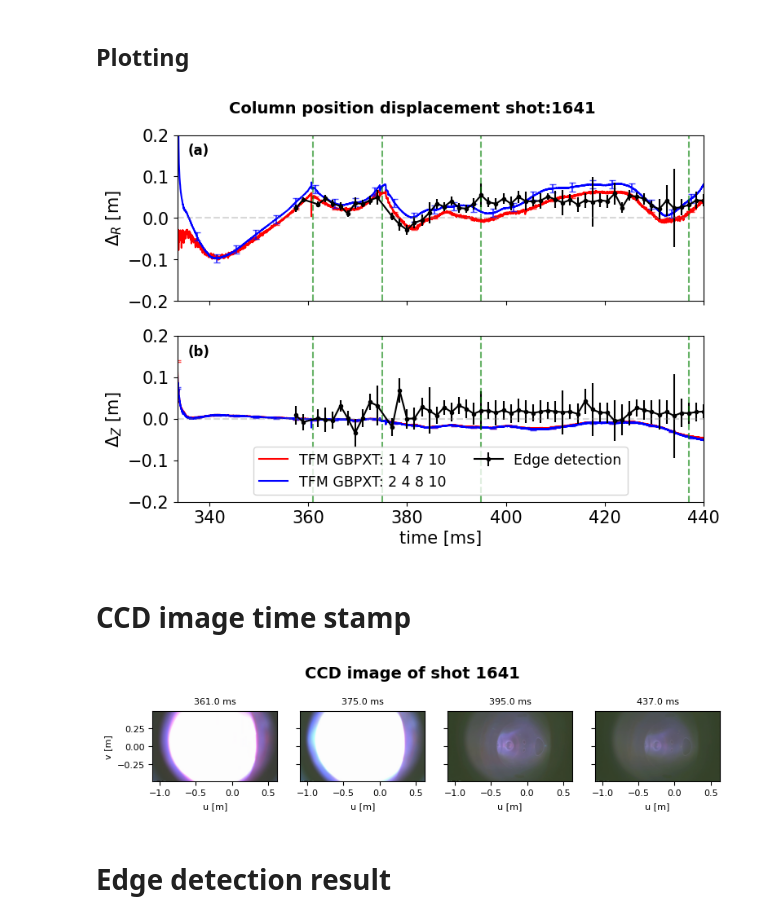
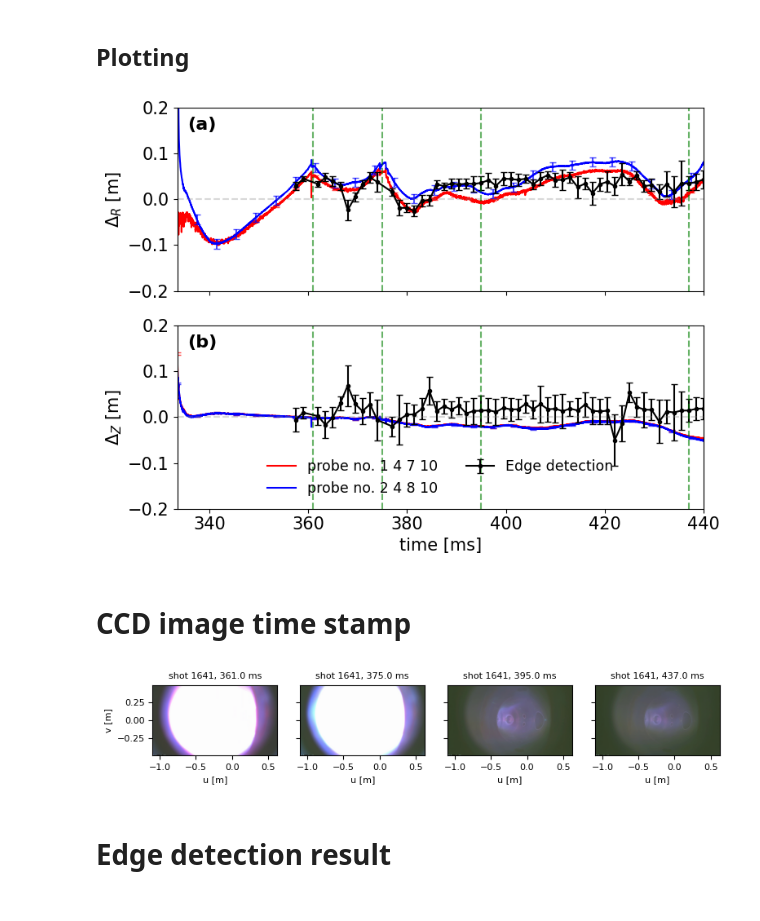
Before and after one commit to P-Attapon/TT1PlasmaColumnPosition, a Jupyter notebook: plotting.ipynb, the cells around one changed output. Cells and saved outputs as stored; diff of their text form; code cells hidden in the pictures.

```diff
--- a/plotting.ipynb
+++ b/plotting.ipynb
@@ -378,22 +427,20 @@ for i in range(displacement_df.shape[1]):
 
     if "R" in c:
         axR.plot(time, displacement,
-                 color=label_colors[label], label=label)
+                 color=label_colors[label])
         error_line_overlay(axR,time,displacement,label,"R",color = label_colors[label])
     elif "Z" in c:
         axZ.plot(time, displacement,
-                 color=label_colors[label], label="TFM GBPXT: " + label)
+                 color=label_colors[label], label="probe no. " + label)
         error_line_overlay(axZ,time,displacement,label,"Z",color = label_colors[label])
 
-axR.errorbar(calibration_plane_df["time"], calibration_plane_df["x0"],yerr = calibration_plane_df["x0 err"],fmt = ".-",color = "k")
-axZ.errorbar(calibration_plane_df["time"], calibration_plane_df["y0"],yerr = calibration_plane_df["y0 err"],fmt = ".-",color = "k", label = "Edge detection")
+axR.errorbar(calibration_plane_df["time"], calibration_plane_df["x0"],yerr = calibration_plane_df["x0 err"],fmt = ".-",color = "k",capsize = 3)
+axZ.errorbar(calibration_plane_df["time"], calibration_plane_df["y0"],yerr = calibration_plane_df["y0 err"],fmt = ".-",color = "k", capsize = 3,label = "Edge detection")
 
 axR.set_ylabel(r"$\Delta_R$ [m]")
 axZ.set_ylabel(r"$\Delta_Z$ [m]")
 axZ.set_xlabel("time [ms]")
-axZ.legend(ncol = 2,fontsize = "small",loc = "lower center")
-
-fig.suptitle(f"Column position displacement shot:{shot_num}",fontsize=14, fontweight='bold', y = 0.95)
+axZ.legend(ncol = 2,fontsize = "small",loc = "lower center",frameon = False)
 
 labels = ['(a)', '(b)']
 for i, axis in enumerate((axR,axZ)):
@@ -402,7 +449,7 @@ for i, axis in enumerate((axR,axZ)):
     axis.text(
         0.02, 0.95, labels[i],          # position (x, y) in Axes coordinates (0–1)
         transform=axis.transAxes,       # relative to the subplot, not figure
-        fontsize=12,
+        fontsize=16,
         fontweight='bold',
         va='top', ha='left'
     )
@@ -413,11 +460,12 @@ for t in vertical_lines:
         axis.axvline(t,ls = "--",color = "g",alpha = 0.6)
 axR.axhline(0, ls = "--", color = "gray", alpha = 0.3)
 axZ.axhline(0, ls = "--", color = "gray", alpha = 0.3)
+
 plt.tight_layout()
 save_name = os.path.join(save_dir, "displacementPlot")
 plt.savefig(save_name,bbox_inches='tight')
 # %% [output]
-[figure, old version]
+[figure, new version]
 # %% [markdown]
 # CCD image time stamp
 # %%
@@ -441,36 +489,35 @@ img_path = os.path.join("resources","TTI frame",shot_num,f"{shot_num}_frames_jpg
 imgs = [nearest_time_image(time,img_path) for time in vertical_lines]
 
 fig, axs = plt.subplots(1,4, figsize = (8,6),sharey = True)
 
 pixel_plane_ratio = 0.9   # mm per pixel
 x_center_pixel = 500
 y_center_pixel = 1080 // 2
 
 pixel_to_calibration = lambda q,edge_pixel, pixel_plane_ratio=0.9: (q - edge_pixel)*pixel_plane_ratio/1000
 
 height, width = imgs[0].shape[:2]
 
 x_min = pixel_to_calibration(0, x_center_pixel, pixel_plane_ratio) - 0.65
 x_max = pixel_to_calibration(width, x_center_pixel, pixel_plane_ratio) - 0.65
 y_min = pixel_to_calibration(0, y_center_pixel, pixel_plane_ratio)
 y_max = pixel_to_calibration(height, y_center_pixel, pixel_plane_ratio)
 
 extent = [x_min, x_max, y_min, y_max]
 
 for time, img, ax in zip(vertical_lines,imgs, axs):
     ax.imshow(img, extent=extent, origin='lower', cmap='gray')
     ax.set_xlabel("u [m]",fontsize = 8)
-    ax.set_title(f"{time:.1f} ms", fontsize = 8)
+    ax.set_title(f"shot {shot_num}, {time:.1f} ms", fontsize = 8)
     ax.tick_params(labelsize = 8)
 
 axs[0].set_ylabel("v [m]",fontsize = 8)
-fig.suptitle(f"CCD image of shot {shot_num}", fontsize=14, fontweight="bold", y=0.63)
 fig.tight_layout()
 
 save_name = os.path.join(save_dir, "rawImage")
 plt.savefig(save_name,bbox_inches='tight')
 # %% [output]
-[figure, old version]
+[figure, new version]
 # %% [markdown]
 # Edge detection result
 # %%
```
Also changed, not shown: parts of 5 cells of this notebook, 8 other files.
